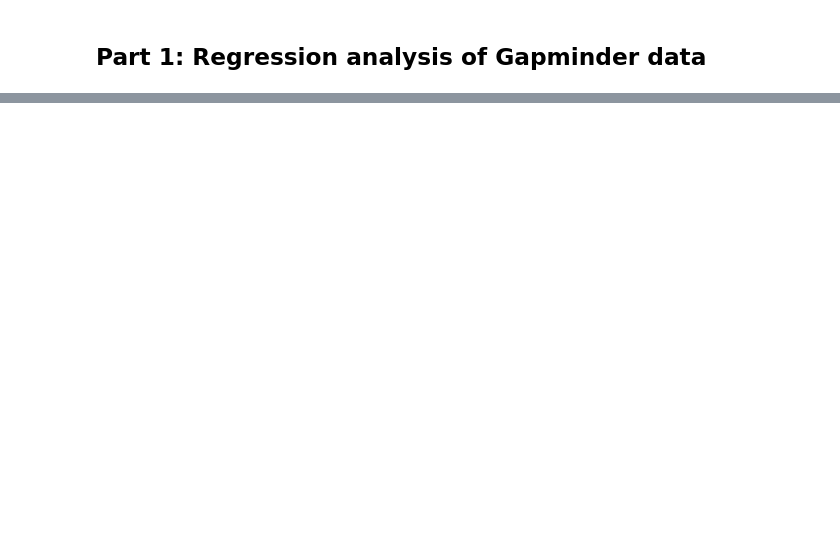
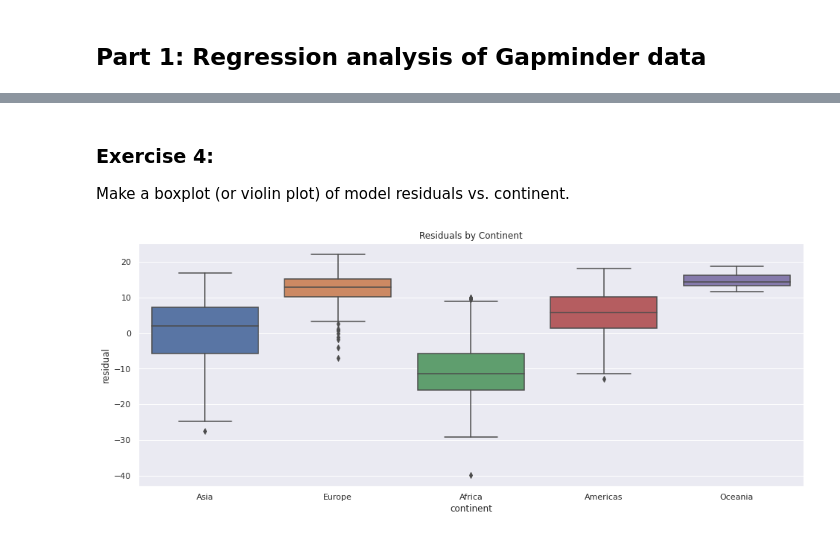
Before and after one commit to jerrycatron/spring2021, a Jupyter notebook: project3/Project 3 Assignment.ipynb, the cells around one changed output, grey strips where cells are left out. Saved outputs shown, nothing was run; the diff lists cells and outputs as text; code cells hidden in the pictures; blank space fills up the shorter version.

```diff
--- a/project3/Project 3 Assignment.ipynb
+++ b/project3/Project 3 Assignment.ipynb
@@ -28,0 +276,10 @@ IndentationError: unexpected indent (<ipython-input-2-b73c88406801>, line 2)
+# %% [markdown]
+### Exercise 4:
+Make a boxplot (or violin plot) of model residuals vs. continent.
+# %%
+plt.figure(figsize=(16,6))
+plt.title('Residuals by Continent')
+plt.xlabel('Continent')
+sns.boxplot(data=data, x='continent', y='residual');
+# %% [output]
+[figure, added]
```
Also changed, not shown: parts of 44 cells of this notebook, 5 other files.
